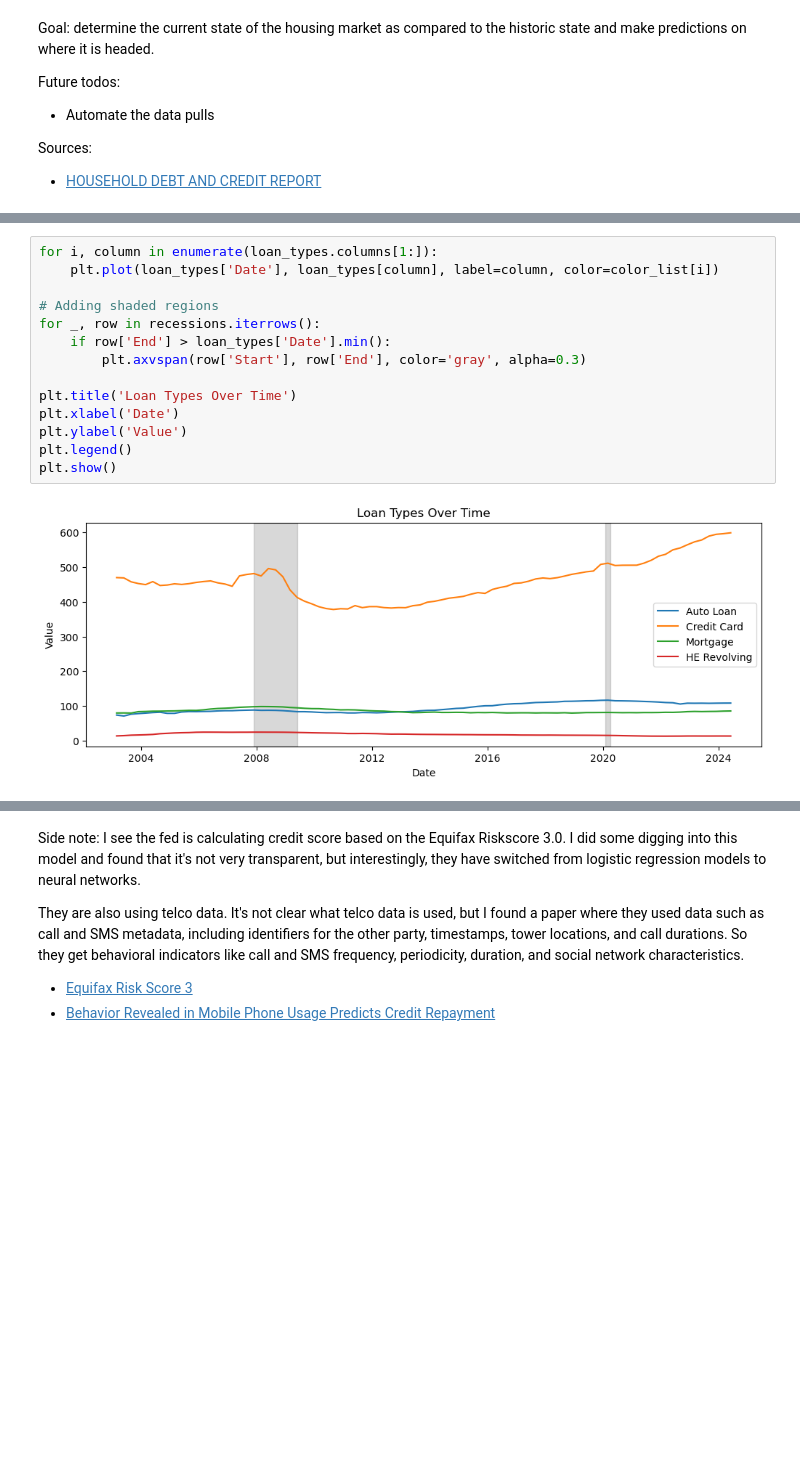
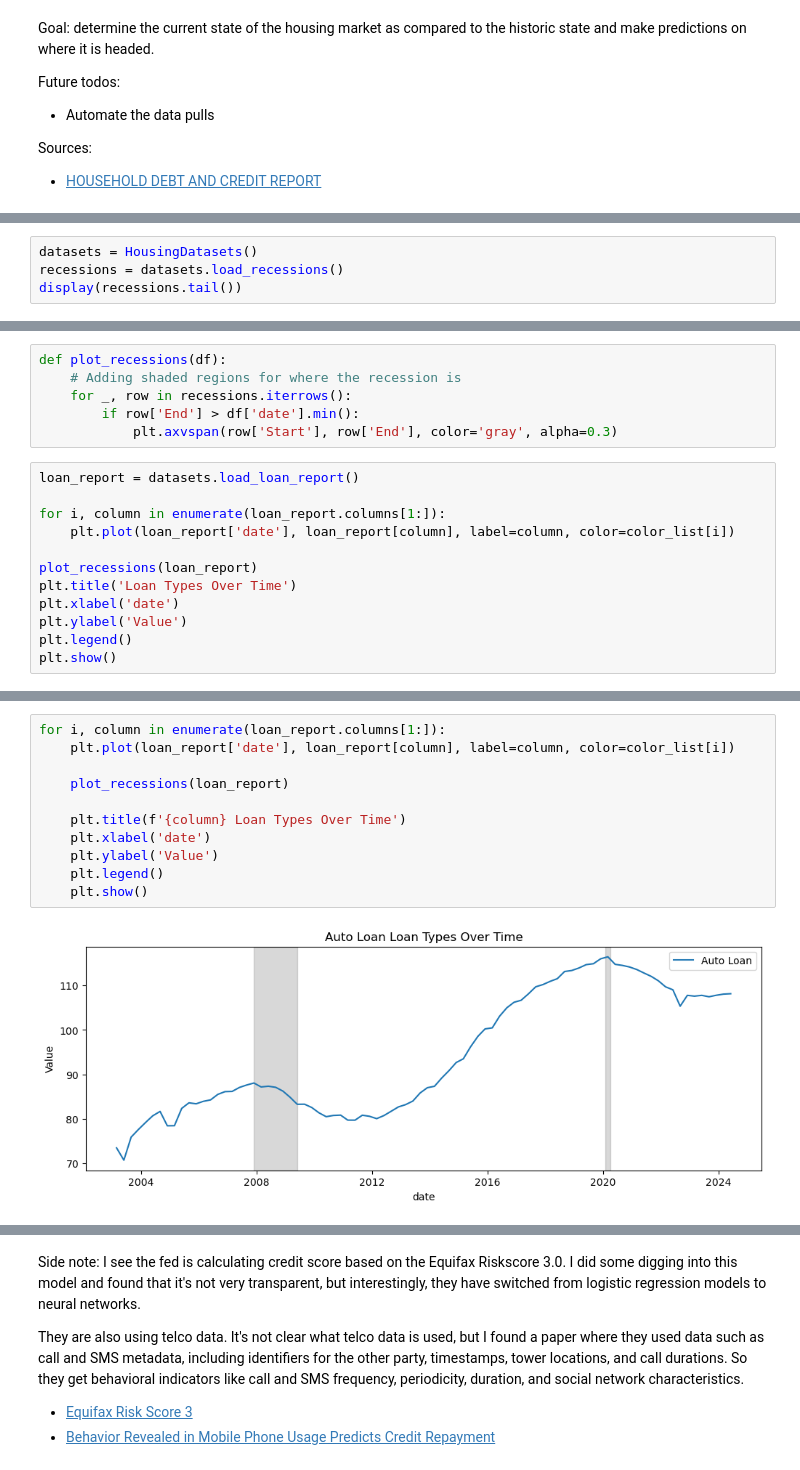
Before and after one commit to Jordanbarker/housing-analysis, a Jupyter notebook: housing_analysis.ipynb, the cells around one changed output, grey strips where cells are left out. Cells and saved outputs as stored; diff of their text form; blank space fills up the shorter version.

```diff
--- a/housing_analysis.ipynb
+++ b/housing_analysis.ipynb
@@ -63,0 +20,4 @@ loan_types.head()
+# %%
+datasets = HousingDatasets()
+recessions = datasets.load_recessions()
+display(recessions.tail())
@@ -63,0 +31,18 @@ loan_types.head()
+# %%
+def plot_recessions(df):
+    # Adding shaded regions for where the recession is
+    for _, row in recessions.iterrows():
+        if row['End'] > df['date'].min():
+            plt.axvspan(row['Start'], row['End'], color='gray', alpha=0.3)
+# %%
+loan_report = datasets.load_loan_report()
+
+for i, column in enumerate(loan_report.columns[1:]):
+    plt.plot(loan_report['date'], loan_report[column], label=column, color=color_list[i])
+
+plot_recessions(loan_report)
+plt.title('Loan Types Over Time')
+plt.xlabel('date')
+plt.ylabel('Value')
+plt.legend()
+plt.show()
@@ -64,16 +51,13 @@ loan_types.head()
 # %%
-for i, column in enumerate(loan_types.columns[1:]):
-    plt.plot(loan_types['Date'], loan_types[column], label=column, color=color_list[i])
+for i, column in enumerate(loan_report.columns[1:]):
+    plt.plot(loan_report['date'], loan_report[column], label=column, color=color_list[i])
 
-# Adding shaded regions
-for _, row in recessions.iterrows():
-    if row['End'] > loan_types['Date'].min():
-        plt.axvspan(row['Start'], row['End'], color='gray', alpha=0.3)
+    plot_recessions(loan_report)
 
-plt.title('Loan Types Over Time')
-plt.xlabel('Date')
-plt.ylabel('Value')
-plt.legend()
-plt.show()
+    plt.title(f'{column} Loan Types Over Time')
+    plt.xlabel('date')
+    plt.ylabel('Value')
+    plt.legend()
+    plt.show()
 # %% [output]
-[figure, old version]
+[figure, new version]
```
Also changed, not shown: parts of 43 cells of this notebook.
